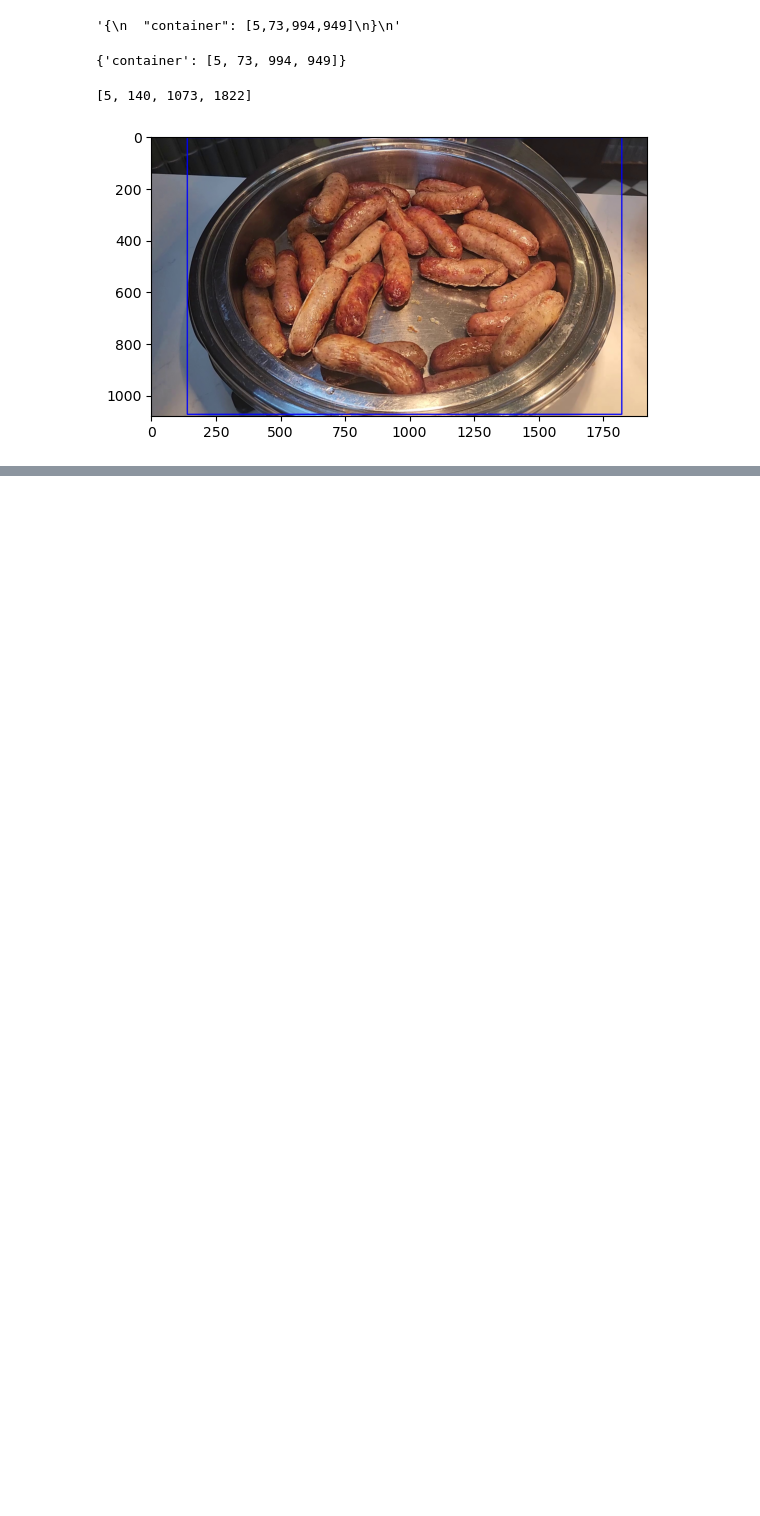
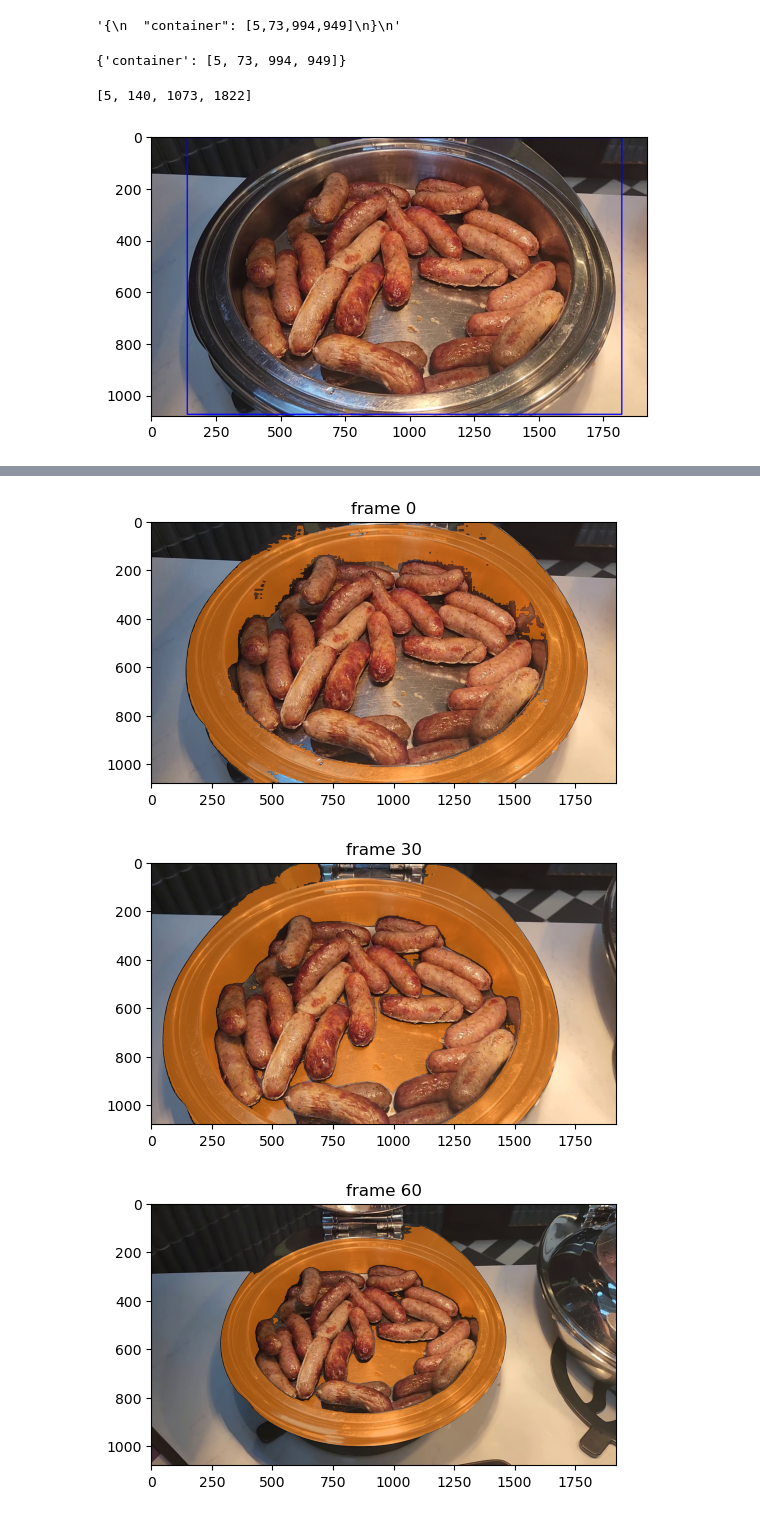
Before and after one commit to bigmb/mb_annotation, a Jupyter notebook: example_video_segmentation.ipynb, the cells around one changed output, grey strips where cells are left out. Saved outputs shown, nothing was run; the diff lists cells and outputs as text; code cells hidden in the pictures; blank space fills up the shorter version.

```diff
--- a/example_video_segmentation.ipynb
+++ b/example_video_segmentation.ipynb
@@ -160,0 +69,6 @@ Skipping the post-processing step due to the error above. You can still use SAM
+# %%
+test_vp.predict_video()
+# %% [output]
+[figure, added]
+[figure, added]
+[figure, added]
```
Also changed, not shown: parts of 14 cells of this notebook, 3 other files.
